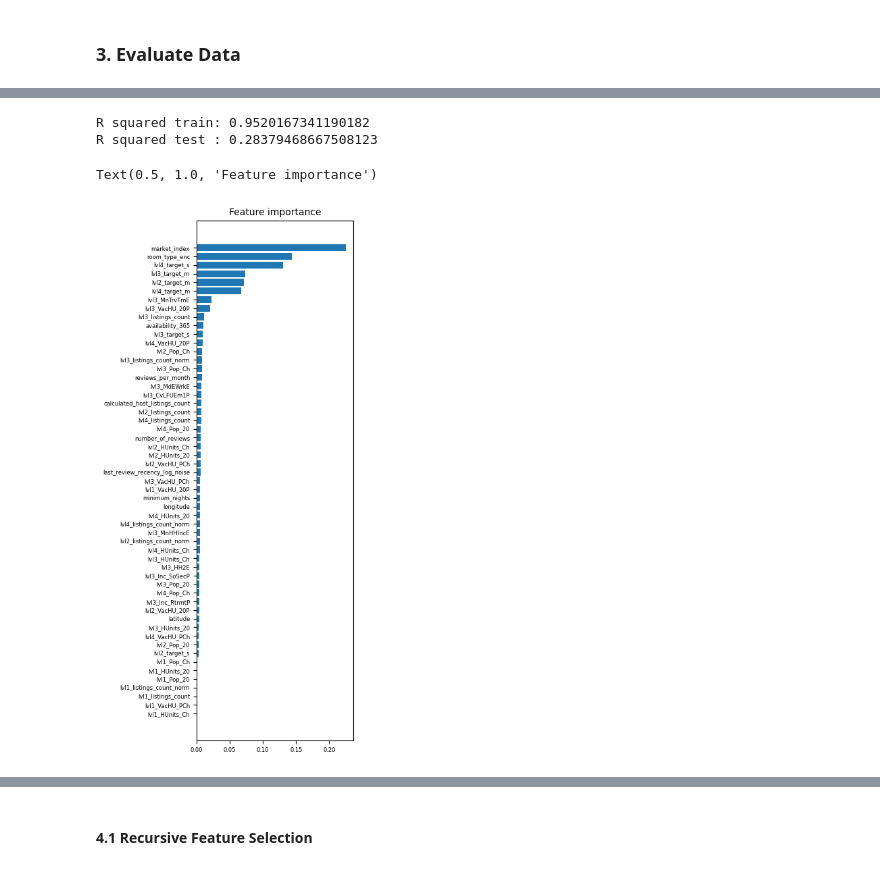
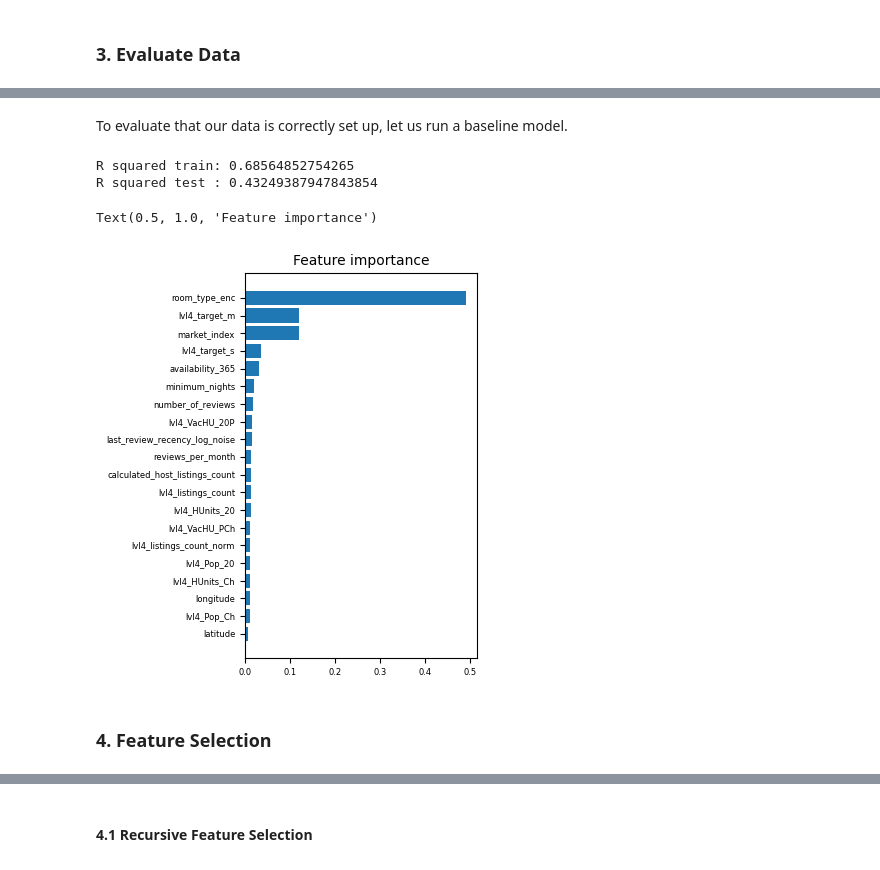
Before and after one commit to lassefschmidt/Ensemble-Learning-on-AirBnb-dataset, a Jupyter notebook: 1_Feature Selection.ipynb, the cells around one changed output, grey strips where cells are left out. Drawn from its saved outputs; the diff is of its cells as text; code cells hidden in the pictures.

Commit message:
updated feature selection

```diff
--- a/1_Feature Selection.ipynb
+++ b/1_Feature Selection.ipynb
@@ -81,15 +81,14 @@ print(airbnb_test.shape)
 # %%
 # which columns we want to drop after preprocessing
 drop_cols = ["name", "host_id", "geometry", "room_type", "last_review", "last_review_recency",
-             "lvl1_GeoID", "lvl1_name", "lvl2_GeoID", "lvl2_name", "lvl3_GeoID", "lvl3_name",
-             "lvl4_GeoID", "lvl4_name"]
+             "lvl4_GeoID", "lvl4_name"] + [i for i in airbnb.columns if "lvl" in i and "lvl4" not in i]
 
 # split data
 X_train, y_train = prepData.split_frame(airbnb_train)
 X_test , y_test  = prepData.split_frame(airbnb_test)
 
 # create preprocessing pipeline
-prep_pipe = prepData.PreprocessingPipeline(lambda_type = "sigmoid", min_listings = 0,
+prep_pipe = prepData.PreprocessingPipeline(lambda_type = "sigmoid", min_listings = 3, k = 15, f = 1.5,
                                            lvl1 = lvl1, lvl2 = lvl2, lvl3 = lvl3, lvl4 = lvl4,
                                            drop_cols = drop_cols)
 
@@ -125,6 +130,8 @@ Let us first look at the performance of a Baseline XGBoost Model (no cross-valid
+# %% [markdown]
+To evaluate that our data is correctly set up, let us run a baseline model.
 # %%
 # basic XGBoost (best to use for RFECV as very short runtime)
-clf = XGBRegressor(n_estimators = 100, max_depth = 7, eta = 0.045, subsample = 0.7, colsample_bytree = 0.8)
+clf = XGBRegressor(n_estimators = 100, max_depth = 8, eta = 0.1)
 clf.fit(X_train, y_train)
 
 # predict train
@@ -140,15 +147,17 @@ r2_test = r2_score(y_test, y_pred)
 print(f"R squared train: {r2_train}")
 print(f"R squared test : {r2_test}")
 # %% [output]
-R squared train: 0.9520167341190182
-R squared test : 0.28379468667508123
+R squared train: 0.68564852754265
+R squared test : 0.43249387947843854
 # %%
 # look at feature importance of basic XGBoost
 sorted_idx = clf.feature_importances_.argsort()
 
-fig, ax = plt.subplots(figsize = (3, 10))
+fig, ax = plt.subplots(figsize = (3, 5))
 ax.barh(X_train.columns[sorted_idx], clf.feature_importances_[sorted_idx])
 plt.title("Feature importance")
 # %% [output]
 Text(0.5, 1.0, 'Feature importance')
-[figure, old version]
+[figure, new version]
+# %% [markdown]
+### 4. Feature Selection
```
Also changed, not shown: parts of 17 cells of this notebook, 3 other files.
